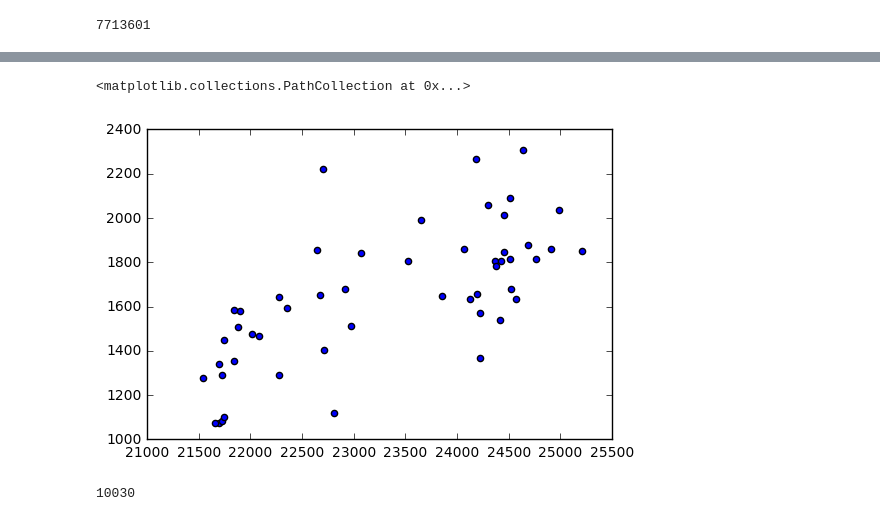
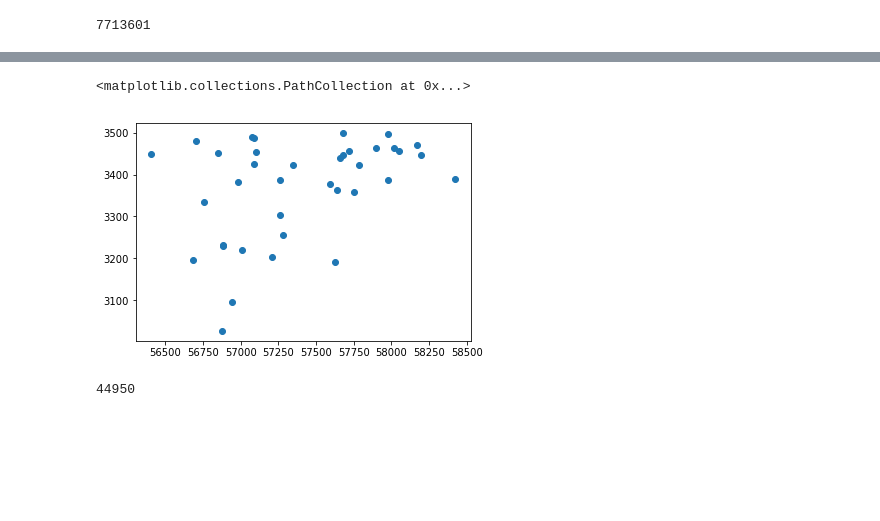
Before and after one commit to forero/IllustrisGroups, a Jupyter notebook: src/SimpleMock.ipynb, the cells around one changed output, grey strips where cells are left out. Drawn from its saved outputs; the diff is of its cells as text; code cells hidden in the pictures; blank space fills up the shorter version.

Commit message:
simple moc notebook with depper cut

```diff
--- a/src/SimpleMock.ipynb
+++ b/src/SimpleMock.ipynb
@@ -212,14 +212,14 @@ np.savetxt('../data/simple_mock.dat', A.T,
 0 42558.589844 2874.714600 102.954422 -49.731487 -20.769897 -24.824554
 0 42584.156250 3186.002686 104.667480 -50.768116 -21.409996 -24.579897
 # %%
-data = np.loadtxt("../data/simple_mock.dat")
+data = np.loadtxt("/global/homes/f/forero/IllustrisGroups/data/simple_mock.dat")
 # %%
-group_id=20
+group_id=30
 plt.scatter(data[(data[:,0]==group_id),1],data[(data[:,0]==group_id),2])
 # %% [output]
 <matplotlib.collections.PathCollection at 0x...>
-[figure, old version]
+[figure, new version]
 # %%
 len(set(data[:,0]))
 # %% [output]
-10030
+44950
```
Also changed, not shown: parts of 21 cells of this notebook.
